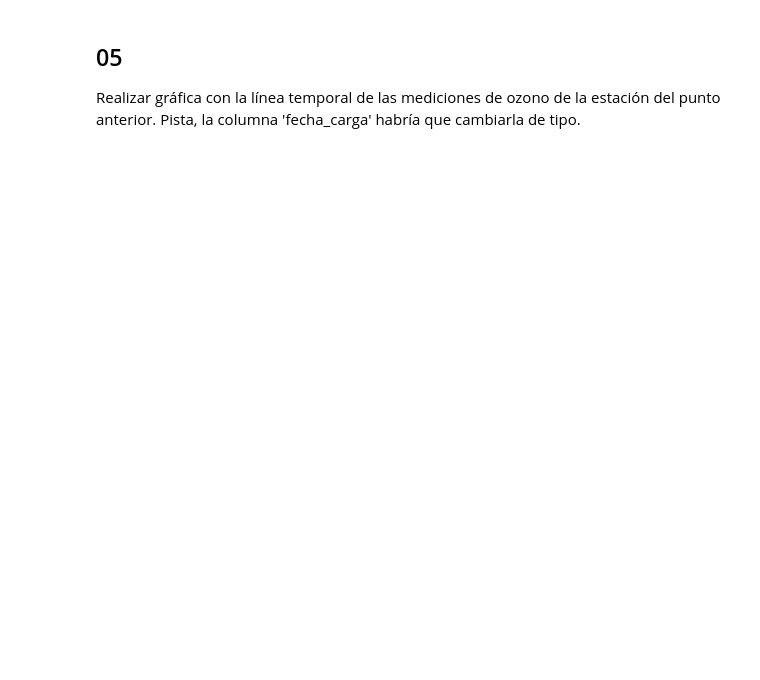
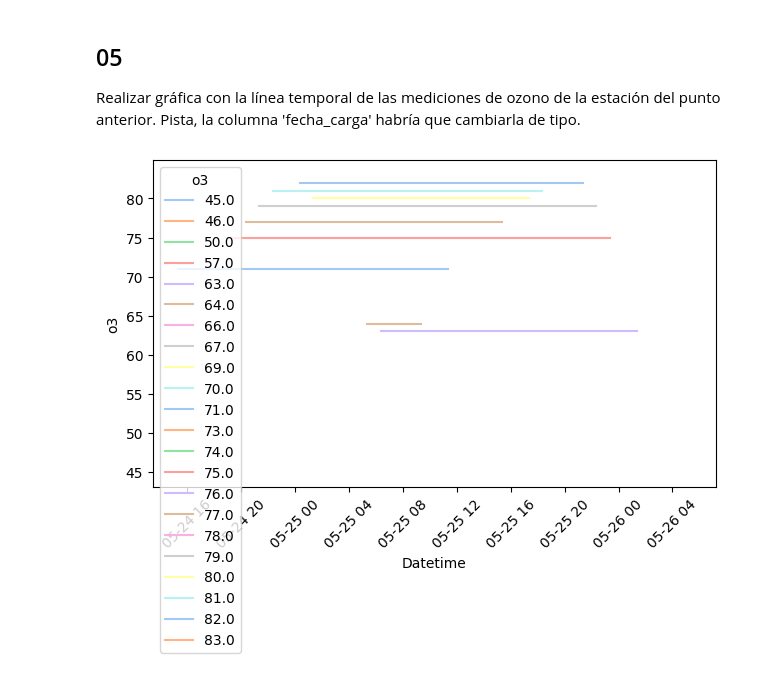
Before and after one commit to fresvel/01MIAR_VIDEO, a Jupyter notebook: 01MAIR_ACT_Video.ipynb, the cells around one changed output. Drawn from its saved outputs; the diff is of its cells as text; code cells hidden in the pictures; blank space fills up the shorter version.

```diff
--- a/01MAIR_ACT_Video.ipynb
+++ b/01MAIR_ACT_Video.ipynb
@@ -61,0 +100,17 @@ Carga de datos de csv (valencia_pollution_dataset.csv) en un DataFrame
+# %%
+# Rango temporal del dataset
+def normalize_timezone(fechas, tz="America/Guayaquil"):
+    fechas_normalizadas= pd.to_datetime(fechas).dt.tz_convert(tz)
+    return pd.Series(fechas_normalizadas)
+
+
+
+def get_rango_temporal(fechas):
+    rango_max=fechas.max()
+    rango_min=fechas.min()
+    print(rango_max)
+    print(f"El rango temporal del dataset es: \nInicio: {rango_min}, Fin: {rango_max}")
+
+fechas_normalize=normalize_timezone(dataframe["fecha_carga"])
+
+get_rango_temporal(fechas_normalize)
@@ -83,0 +178,16 @@ Realizar gráfica con  la línea temporal de las mediciones de ozono de la estac
+# %%
+# Your solution here...
+dataframe["fecha_carga"]=fechas_normalize
+fig, axes= plt.subplots()
+axes.set_xlabel("Datetime")
+color=sns.color_palette()
+sns.lineplot(data=dataframe[dataframe["nombre"]=="Pista de Silla"],
+             x="fecha_carga",
+             y="o3",
+             ax=axes,
+             palette="pastel", hue="o3")
+plt.tight_layout()
+plt.xticks(rotation=45)
+plt.show()
+# %% [output]
+[figure, added]
```
Also changed, not shown: parts of 14 cells of this notebook, 2 other files.
